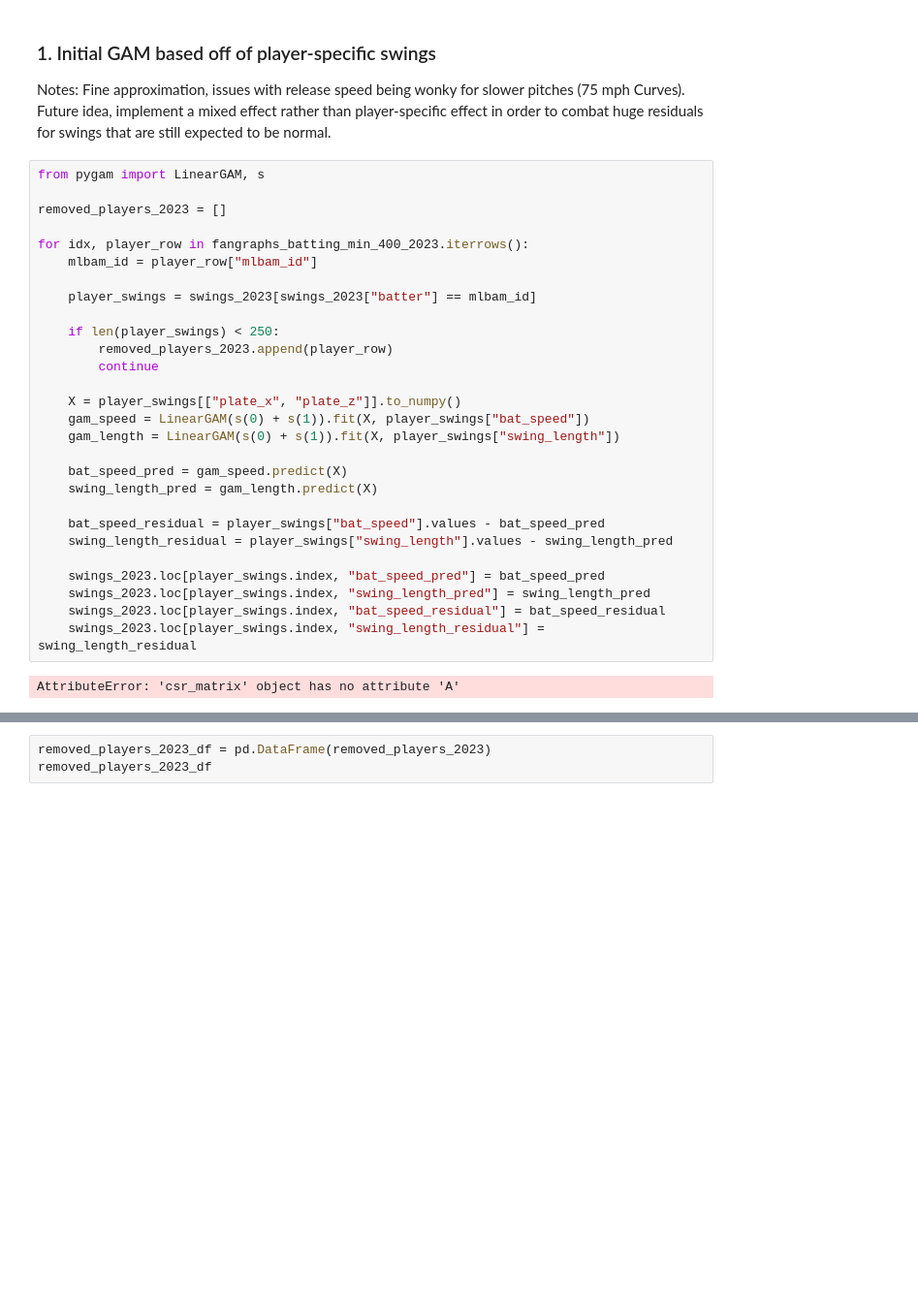
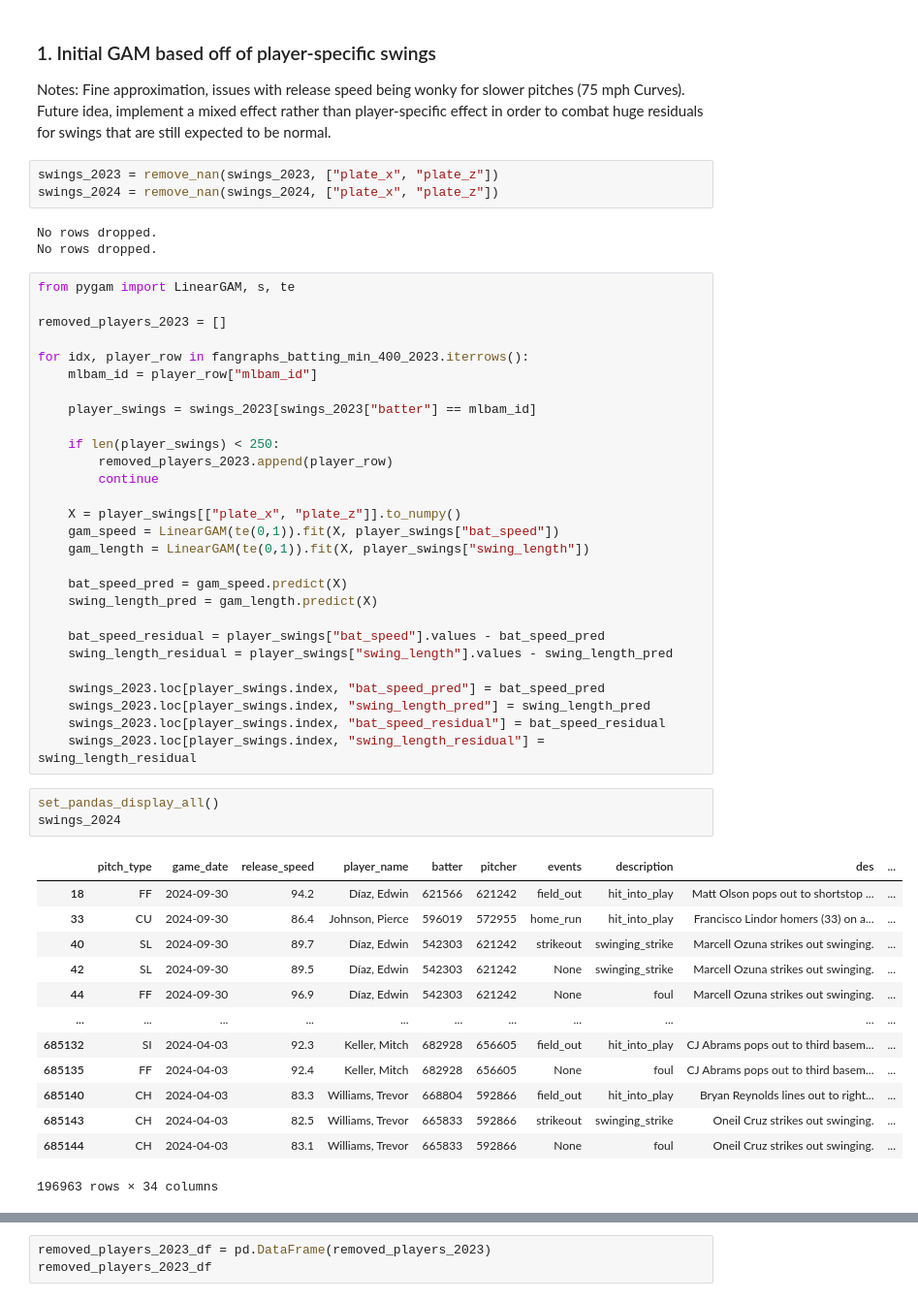
Before and after one commit to jvminkim/swing-outlier-estimation, a Jupyter notebook: gam.ipynb, the cells around one changed output, grey strips where cells are left out. Shown: that part at 97% size. Cells and saved outputs as stored; diff of their text form; blank space fills up the shorter version.

```diff
--- a/gam.ipynb
+++ b/gam.ipynb
@@ -279,8 +278,14 @@ Results are as expected. The means for both years stabilize well, even with limi
 # %% [markdown]
 ### 1. Initial GAM based off of player-specific swings
 Notes: Fine approximation, issues with release speed being wonky for slower pitches (75 mph Curves). Future idea, implement a mixed effect rather than player-specific effect in order to combat huge residuals for swings that are still expected to be normal.
+# %%
+swings_2023 = remove_nan(swings_2023, ["plate_x", "plate_z"])
+swings_2024 = remove_nan(swings_2024, ["plate_x", "plate_z"])
+# %% [output]
+No rows dropped.
+No rows dropped.
 # %%
-from pygam import LinearGAM, s
+from pygam import LinearGAM, s, te
 
 removed_players_2023 = []
 
@@ -294,8 +299,8 @@ for idx, player_row in fangraphs_batting_min_400_2023.iterrows():
         continue
 
     X = player_swings[["plate_x", "plate_z"]].to_numpy()
-    gam_speed = LinearGAM(s(0) + s(1)).fit(X, player_swings["bat_speed"])
-    gam_length = LinearGAM(s(0) + s(1)).fit(X, player_swings["swing_length"])
+    gam_speed = LinearGAM(te(0,1)).fit(X, player_swings["bat_speed"])
+    gam_length = LinearGAM(te(0,1)).fit(X, player_swings["swing_length"])
 
     bat_speed_pred = gam_speed.predict(X)
     swing_length_pred = gam_length.predict(X)
@@ -307,6 +312,21 @@ for idx, player_row in fangraphs_batting_min_400_2023.iterrows():
     swings_2023.loc[player_swings.index, "swing_length_pred"] = swing_length_pred
     swings_2023.loc[player_swings.index, "bat_speed_residual"] = bat_speed_residual
     swings_2023.loc[player_swings.index, "swing_length_residual"] = swing_length_residual
-# %% [output]
-AttributeError: 'csr_matrix' object has no attribute 'A'
+# %%
+set_pandas_display_all()
+swings_2024
+# %% [output]
+|  | pitch_type | game_date | release_speed | player_name | batter | pitcher | events | description | des | ... |
+| 18 | FF | 2024-09-30 | 94.2 | Díaz, Edwin | 621566 | 621242 | field_out | hit_into_play | Matt Olson pops out to shortstop ... | ... |
+| 33 | CU | 2024-09-30 | 86.4 | Johnson, Pierce | 596019 | 572955 | home_run | hit_into_play | Francisco Lindor homers (33) on a... | ... |
+| 40 | SL | 2024-09-30 | 89.7 | Díaz, Edwin | 542303 | 621242 | strikeout | swinging_strike | Marcell Ozuna strikes out swinging. | ... |
+| 42 | SL | 2024-09-30 | 89.5 | Díaz, Edwin | 542303 | 621242 | None | swinging_strike | Marcell Ozuna strikes out swinging. | ... |
+| 44 | FF | 2024-09-30 | 96.9 | Díaz, Edwin | 542303 | 621242 | None | foul | Marcell Ozuna strikes out swinging. | ... |
+| ... | ... | ... | ... | ... | ... | ... | ... | ... | ... | ... |
+| 685132 | SI | 2024-04-03 | 92.3 | Keller, Mitch | 682928 | 656605 | field_out | hit_into_play | CJ Abrams pops out to third basem... | ... |
+| 685135 | FF | 2024-04-03 | 92.4 | Keller, Mitch | 682928 | 656605 | None | foul | CJ Abrams pops out to third basem... | ... |
+| 685140 | CH | 2024-04-03 | 83.3 | Williams, Trevor | 668804 | 592866 | field_out | hit_into_play | Bryan Reynolds lines out to right... | ... |
+| 685143 | CH | 2024-04-03 | 82.5 | Williams, Trevor | 665833 | 592866 | strikeout | swinging_strike | Oneil Cruz strikes out swinging. | ... |
+| 685144 | CH | 2024-04-03 | 83.1 | Williams, Trevor | 665833 | 592866 | None | foul | Oneil Cruz strikes out swinging. | ... |
+196963 rows × 34 columns
 # %%
```
Also changed, not shown: parts of 12 cells of this notebook, 6 other files.
